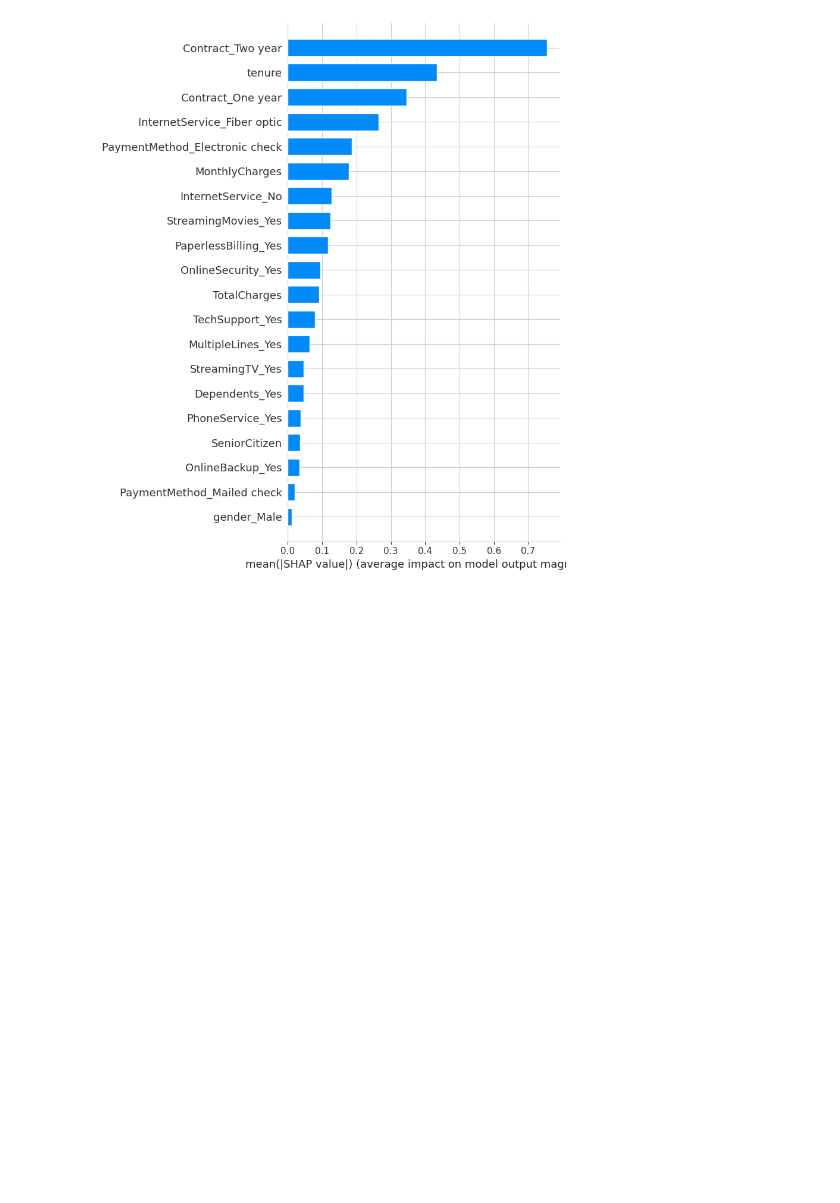
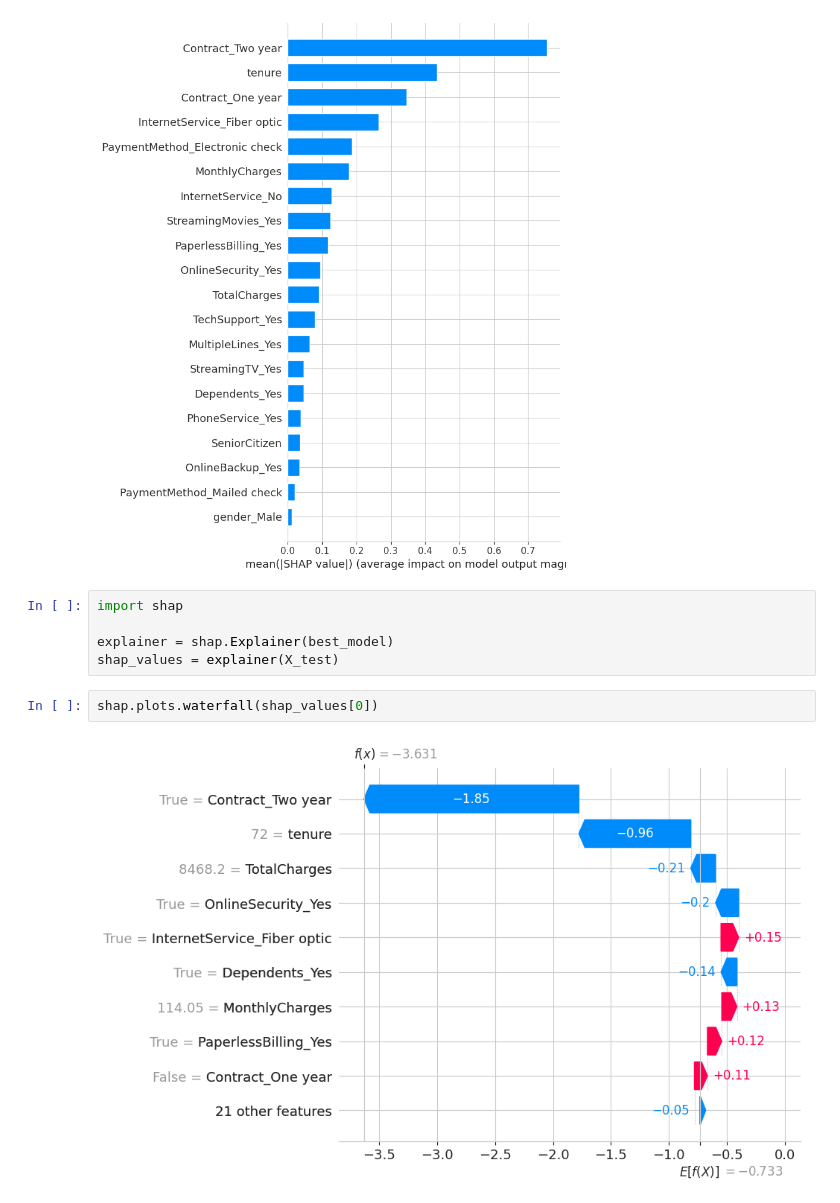
Before and after one commit to suparna-500/CustomerShield, a Jupyter notebook: notebook/CustomerShield.ipynb, the cells around one changed output. Saved outputs shown, nothing was run; the diff lists cells and outputs as text; blank space fills up the shorter version.

Commit message:
Add SHAP force plot for individual churn explanation

```diff
--- a/notebook/CustomerShield.ipynb
+++ b/notebook/CustomerShield.ipynb
@@ -612,3 +612,12 @@ shap.summary_plot(shap_values, X_test)
 shap.summary_plot(shap_values, X_test, plot_type="bar")
 # %% [output]
 [figure]
+# %%
+import shap
+
+explainer = shap.Explainer(best_model)
+shap_values = explainer(X_test)
+# %%
+shap.plots.waterfall(shap_values[0])
+# %% [output]
+[figure, added]
```
Also changed, not shown: parts of 2 cells of this notebook.
